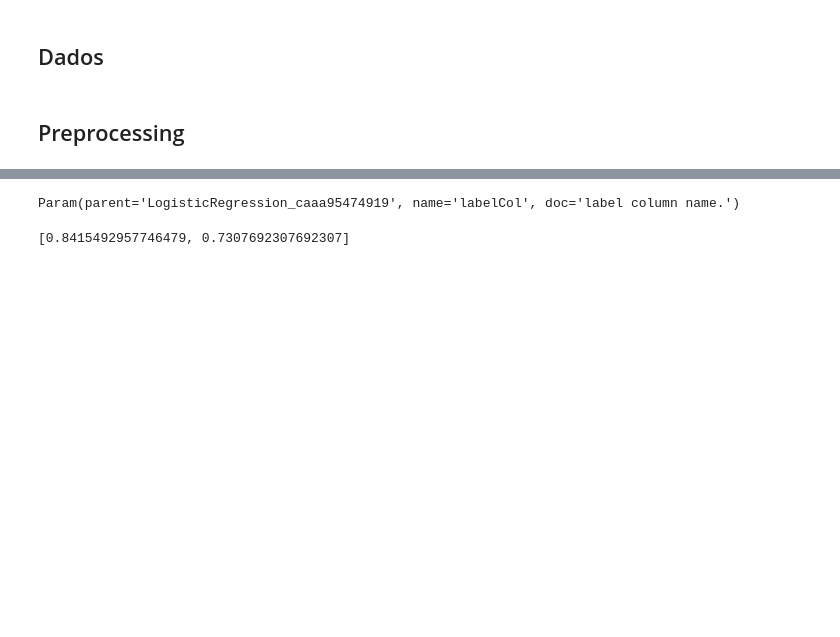
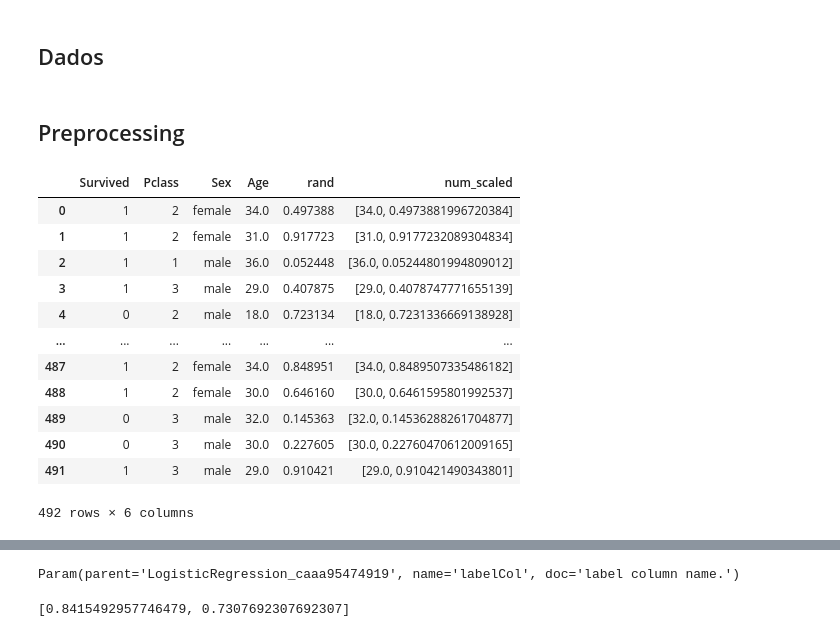
Before and after one commit to A3Data/hermione, a Jupyter notebook: hermione/module_templates/__IMPLEMENTED_PYSPARK__/src/ml/notebooks/Untitled.ipynb, the cells around one changed output, grey strips where cells are left out. Cells and saved outputs as stored; diff of their text form; code cells hidden in the pictures; blank space fills up the shorter version.

```diff
--- a/hermione/module_templates/__IMPLEMENTED_PYSPARK__/src/ml/notebooks/Untitled.ipynb
+++ b/hermione/module_templates/__IMPLEMENTED_PYSPARK__/src/ml/notebooks/Untitled.ipynb
@@ -39,0 +45,16 @@ vecAssembler = VectorAssembler(inputCols=['Pclass', 'Age', 'Sex_OHE'],
+# %%
+vecAssembler.transform(df_train).toPandas()
+# %% [output]
+|  | Survived | Pclass | Sex | Age | rand | num_scaled |
+| 0 | 1 | 2 | female | 34.0 | 0.497388 | [34.0, 0.4973881996720384] |
+| 1 | 1 | 2 | female | 31.0 | 0.917723 | [31.0, 0.9177232089304834] |
+| 2 | 1 | 1 | male | 36.0 | 0.052448 | [36.0, 0.05244801994809012] |
+| 3 | 1 | 3 | male | 29.0 | 0.407875 | [29.0, 0.4078747771655139] |
+| 4 | 0 | 2 | male | 18.0 | 0.723134 | [18.0, 0.7231336669138928] |
+| ... | ... | ... | ... | ... | ... | ... |
+| 487 | 1 | 2 | female | 34.0 | 0.848951 | [34.0, 0.8489507335486182] |
+| 488 | 1 | 2 | female | 30.0 | 0.646160 | [30.0, 0.6461595801992537] |
+| 489 | 0 | 3 | male | 32.0 | 0.145363 | [32.0, 0.14536288261704877] |
+| 490 | 0 | 3 | male | 30.0 | 0.227605 | [30.0, 0.22760470612009165] |
+| 491 | 1 | 3 | male | 29.0 | 0.910421 | [29.0, 0.910421490343801] |
+492 rows × 6 columns
```
Also changed, not shown: parts of 11 cells of this notebook, 8 other files.
